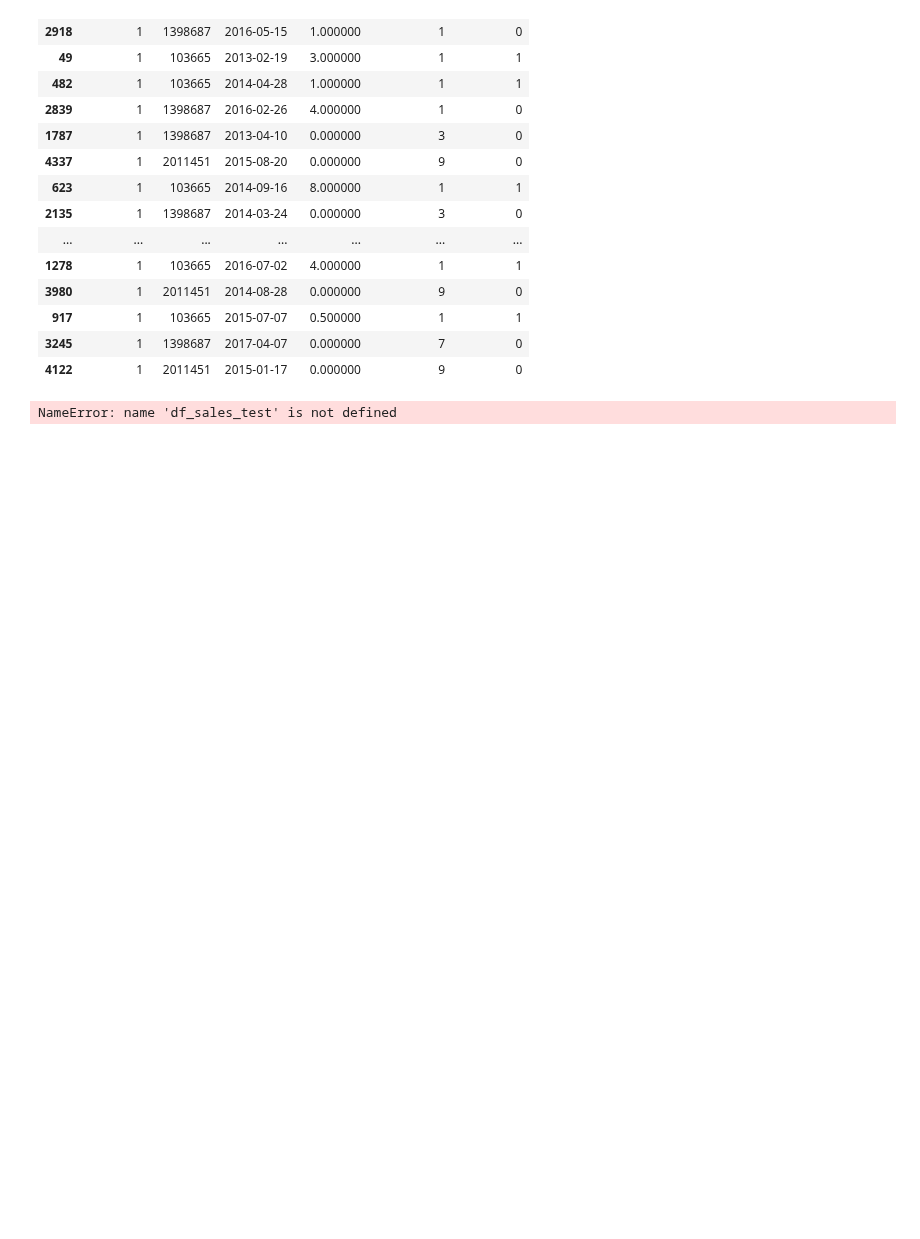
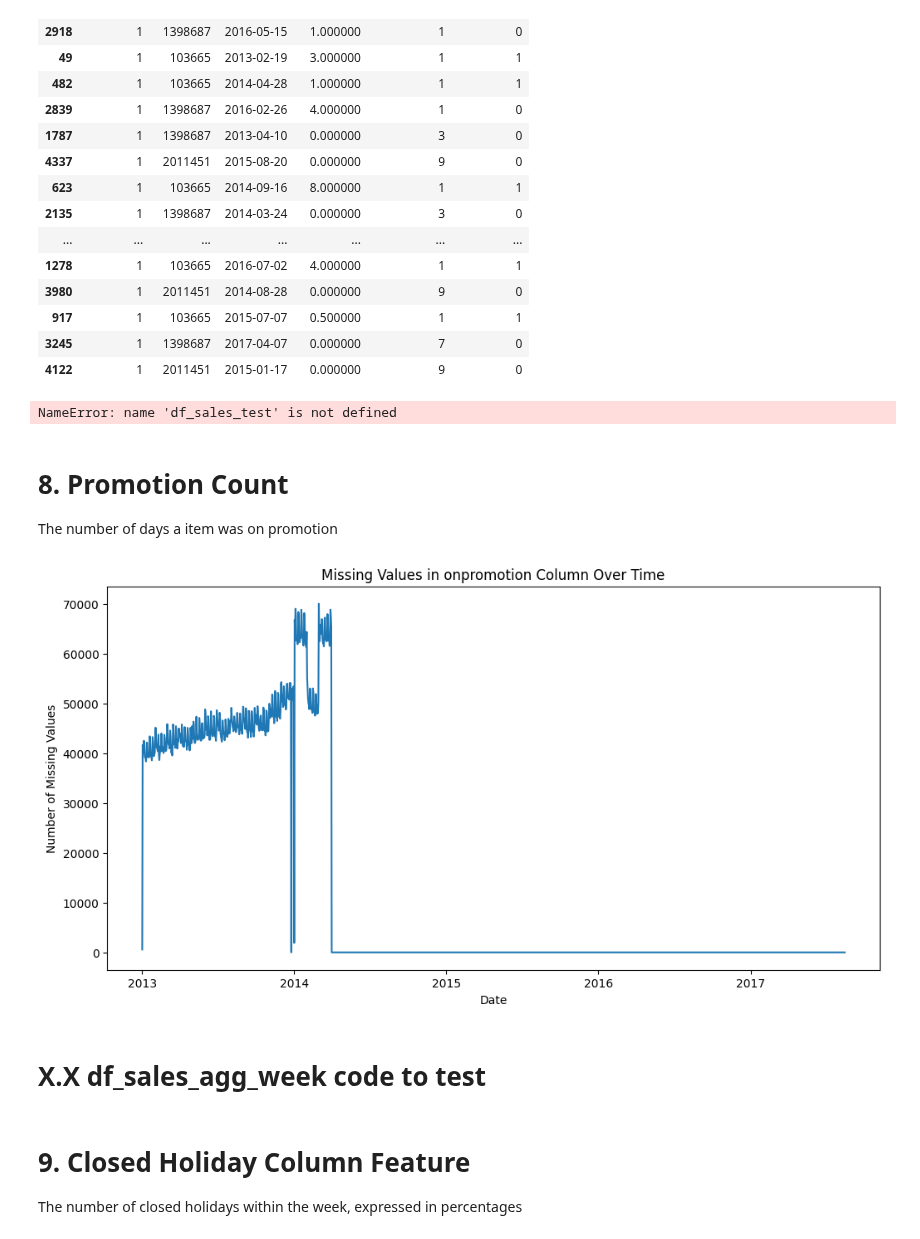
Before and after one commit to AFEngelage/Group4B, a Jupyter notebook: notebooks/2024 04 21 - Supermarket Loading first data - AFE.ipynb, the cells around one changed output. Saved outputs shown, nothing was run; the diff lists cells and outputs as text; code cells hidden in the pictures; blank space fills up the shorter version.

```diff
--- a/notebooks/2024 04 21 - Supermarket Loading first data - AFE.ipynb
+++ b/notebooks/2024 04 21 - Supermarket Loading first data - AFE.ipynb
@@ -1591,3 +1722,34 @@ df["column_name"].interpolate(method="polynomial", order=2, inplace=True)
 df["unit_sales"] = df.groupby(["store_nbr", "item_nbr"])["unit_sales"].apply(
     lambda group: group.interpolate(method="linear")
 )
+# %% [markdown]
+# 8. Promotion Count
+
+The number of days a item was on promotion
+# %%
+# df["year"] = df["date"].dt.year
+# df["month"] = df["date"].dt.month
+# df["day"] = df["date"].dt.day
+
+# Adding week number feature
+df_sales["week_number"] = df_sales["date"].dt.isocalendar().week
+# %%
+import matplotlib.pyplot as plt
+import seaborn as sns
+
+
+# Example 3: Line plot of missing values over time
+def plot_missing_values_time(df):
+    missing_over_time = df.set_index("date")["onpromotion"].isnull().resample("D").sum()
+    plt.figure(figsize=(12, 6))
+    plt.plot(missing_over_time.index, missing_over_time.values)
+    plt.title("Missing Values in onpromotion Column Over Time")
+    plt.xlabel("Date")
+    plt.ylabel("Number of Missing Values")
+    plt.show()
+# %%
+df = df_sales
+
+plot_missing_values_time(df)
+# %% [output]
+[figure, added]
@@ -1593,0 +1758,2 @@ df["unit_sales"] = df.groupby(["store_nbr", "item_nbr"])["unit_sales"].apply(
+# %% [markdown]
+# X.X df_sales_agg_week code to test
@@ -1593,0 +1802,4 @@ df["unit_sales"] = df.groupby(["store_nbr", "item_nbr"])["unit_sales"].apply(
+# %% [markdown]
+# 9. Closed Holiday Column Feature
+
+The number of closed holidays within the week, expressed in percentages
```
Also changed, not shown: parts of 12 cells of this notebook.
